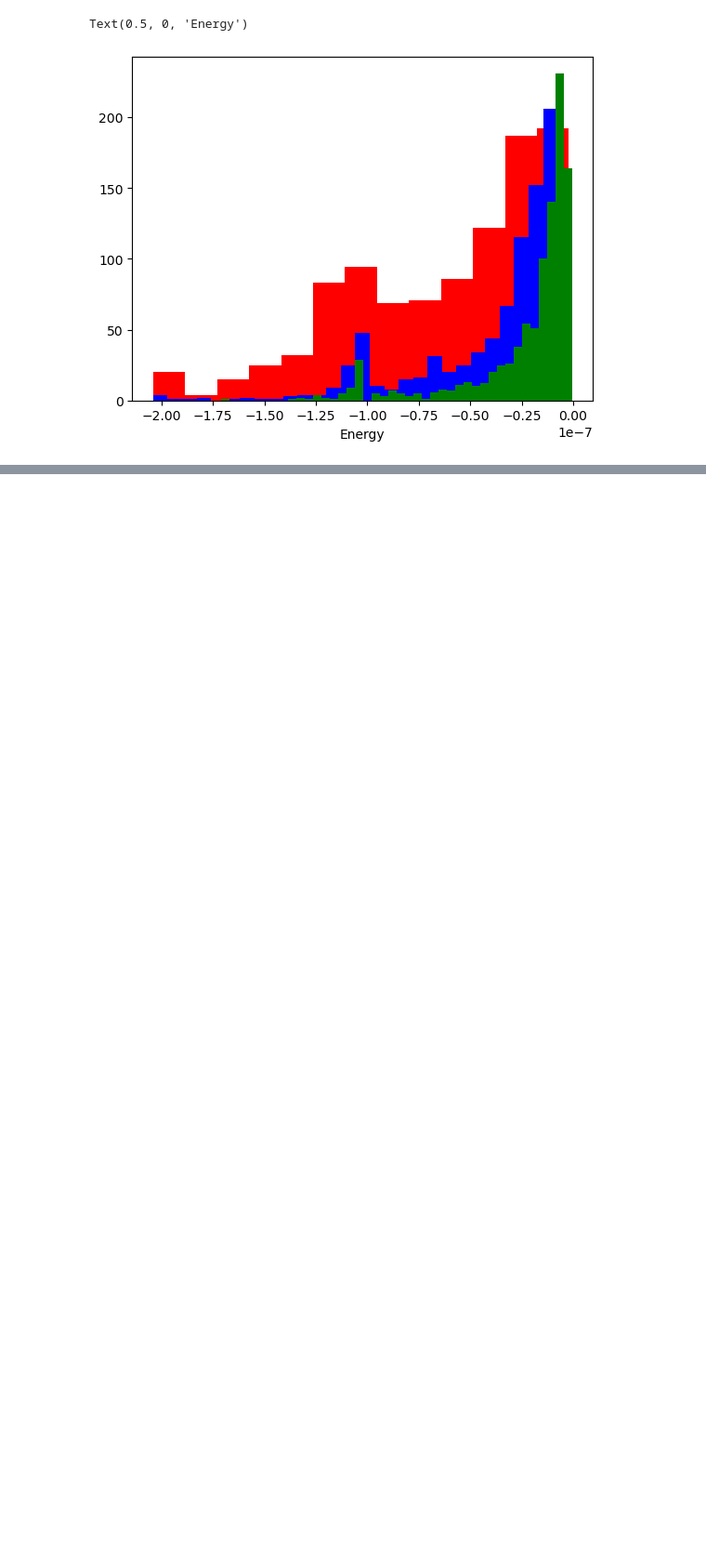
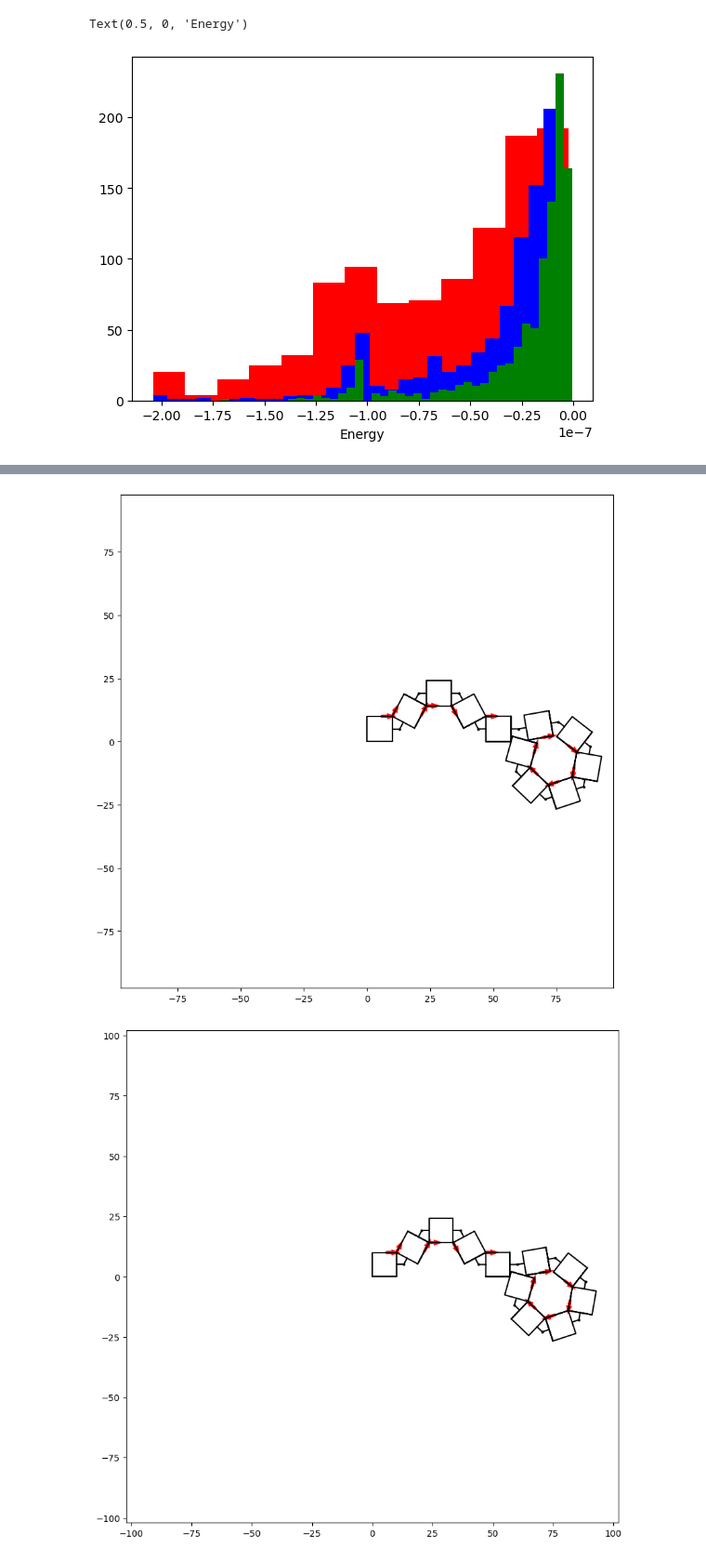
Before and after one commit to dymc9548/Magnetic-actuator-simulation, a Jupyter notebook: testing_sim_methods.ipynb, the cells around one changed output, grey strips where cells are left out. Shown at 93% size. Drawn from its saved outputs; the diff is of its cells as text; code cells hidden in the pictures; blank space fills up the shorter version.

Commit message:
Greedy descent after WS and MC

```diff
--- a/testing_sim_methods.ipynb
+++ b/testing_sim_methods.ipynb
@@ -246,0 +272,6 @@ Text(0.5, 0, 'Energy')
+# %%
+patch_arr_gdmc, shape_arr_gdmc, hinge_vec_gdmc, hinge_loc_gdmc, current_energy_gdmc, energy_gdmc = sim.simulate_greedyDescent(patch_arr_mc,shape_arr_mc,linelist,hinge_vec_mc, hinge_loc_mc, std, patch_num, mask_arr, v_xmat, h_xmat, v_ymat, h_ymat, Ml_mat, max_iter, animate=True, sim_num=1, ani_folder='tests')
+patch_arr_gdws, shape_arr_gdws, hinge_vec_gdws, hinge_loc_gdws, current_energy_gdws, energy_gdws = sim.simulate_greedyDescent(patch_arr_ws,shape_arr_ws,linelist,hinge_vec_ws, hinge_loc_ws, std, patch_num, mask_arr, v_xmat, h_xmat, v_ymat, h_ymat, Ml_mat, max_iter, animate=True, sim_num=2, ani_folder='tests')
+# %% [output]
+[figure, added]
+[figure, added]
```
Also changed, not shown: parts of 7 cells of this notebook, 3 other files.
